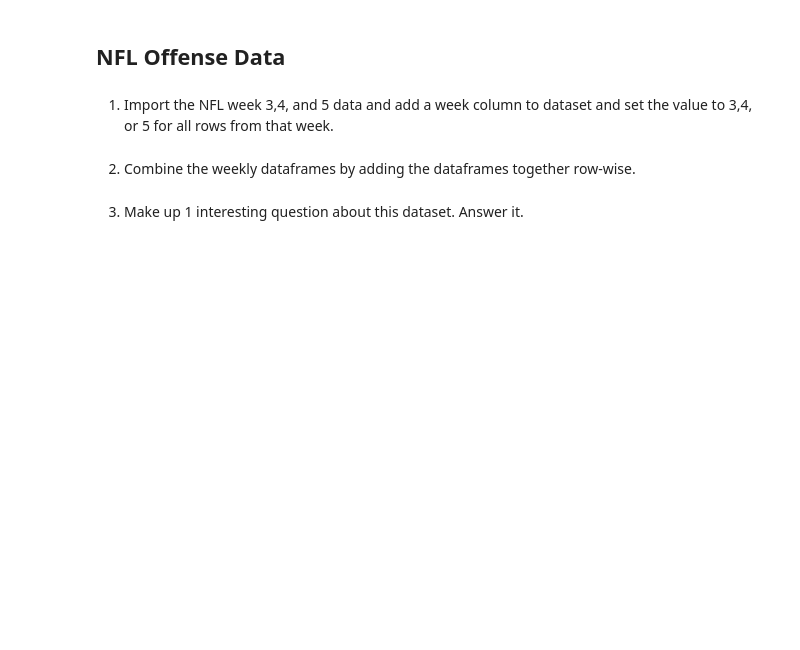
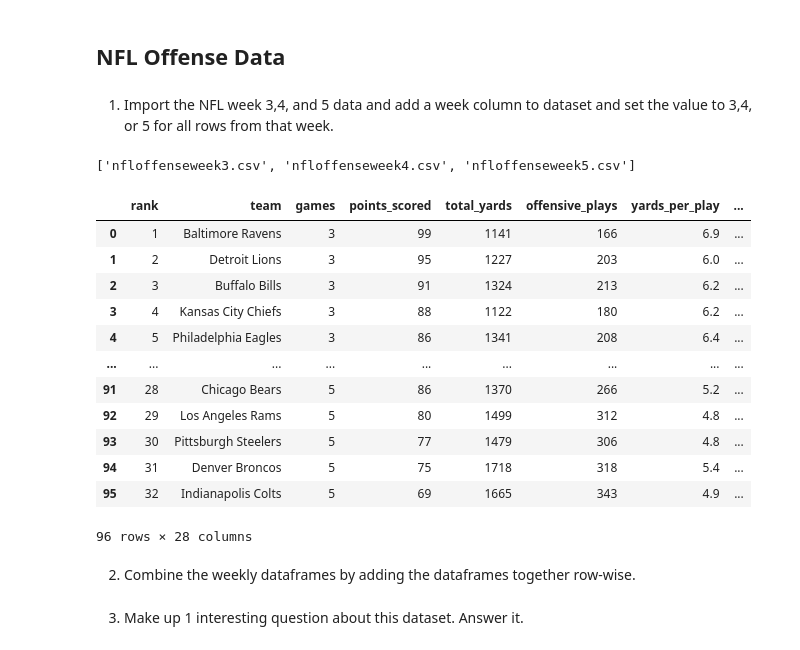
Before and after one commit to kayleeodom/cis277-fa22-Lab4, a Jupyter notebook: Lab4.ipynb, the cells around one changed output. Drawn from its saved outputs; the diff is of its cells as text; code cells hidden in the pictures; blank space fills up the shorter version.

Commit message:
answer

```diff
--- a/Lab4.ipynb
+++ b/Lab4.ipynb
@@ -13,3 +14,25 @@ df_week5 = pd.read_csv('nfloffenseweek5.csv')
+# %%
+week_files = sorted(glob('nfloffenseweek*.csv'))
+week_files
+# %% [output]
+['nfloffenseweek3.csv', 'nfloffenseweek4.csv', 'nfloffenseweek5.csv']
+# %%
+answer = pd.DataFrame(pd.concat((pd.read_csv(file) for file in week_files), ignore_index=True))
+answer
+# %% [output]
+|  | rank | team | games | points_scored | total_yards | offensive_plays | yards_per_play | ... |
+| 0 | 1 | Baltimore Ravens | 3 | 99 | 1141 | 166 | 6.9 | ... |
+| 1 | 2 | Detroit Lions | 3 | 95 | 1227 | 203 | 6.0 | ... |
+| 2 | 3 | Buffalo Bills | 3 | 91 | 1324 | 213 | 6.2 | ... |
+| 3 | 4 | Kansas City Chiefs | 3 | 88 | 1122 | 180 | 6.2 | ... |
+| 4 | 5 | Philadelphia Eagles | 3 | 86 | 1341 | 208 | 6.4 | ... |
+| ... | ... | ... | ... | ... | ... | ... | ... | ... |
+| 91 | 28 | Chicago Bears | 5 | 86 | 1370 | 266 | 5.2 | ... |
+| 92 | 29 | Los Angeles Rams | 5 | 80 | 1499 | 312 | 4.8 | ... |
+| 93 | 30 | Pittsburgh Steelers | 5 | 77 | 1479 | 306 | 4.8 | ... |
+| 94 | 31 | Denver Broncos | 5 | 75 | 1718 | 318 | 5.4 | ... |
+| 95 | 32 | Indianapolis Colts | 5 | 69 | 1665 | 343 | 4.9 | ... |
+96 rows × 28 columns
 # %% [markdown]
 2. Combine the weekly dataframes by adding the dataframes together row-wise.
 # %% [markdown]
```
Also changed, not shown: parts of 8 cells of this notebook, 1 other file.
